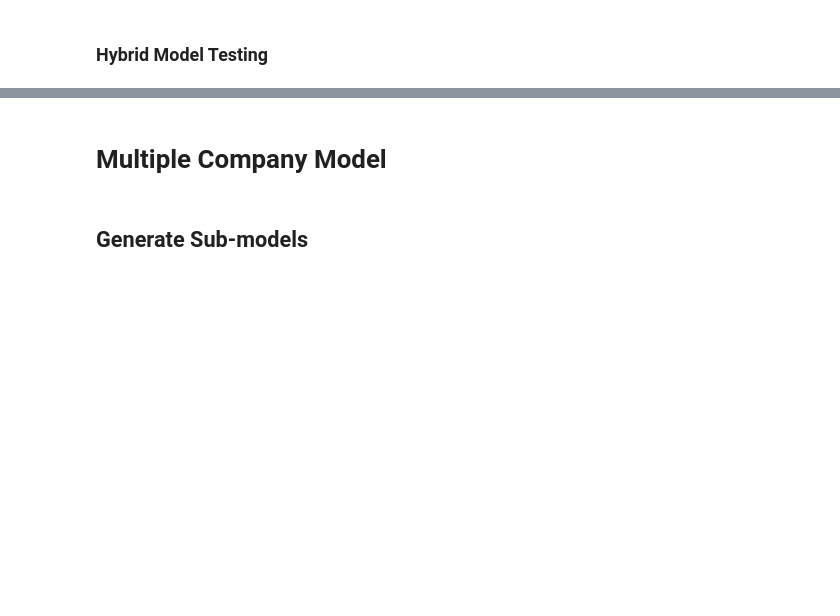
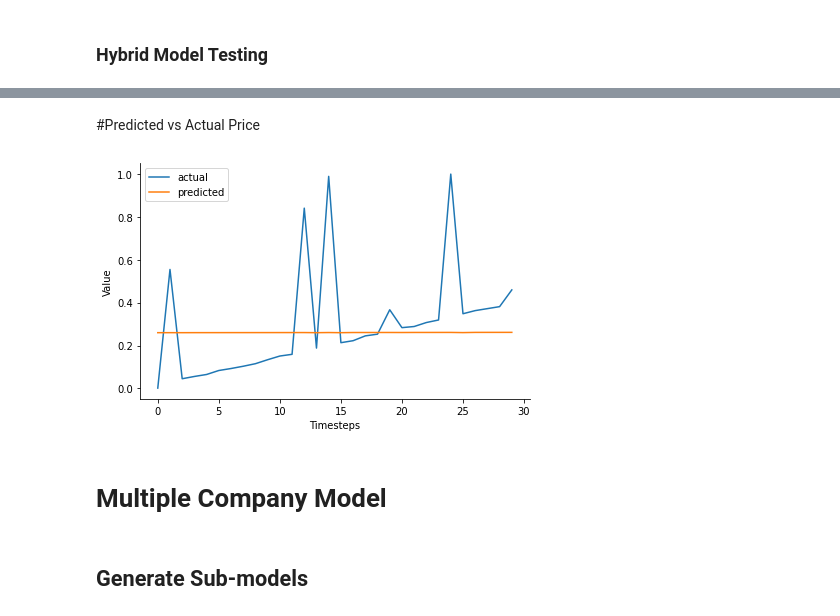
Before and after one commit to Chenzhang0329/StockPrice-Hybrid-Model-, a Jupyter notebook: Working Copy_of_Final_Assignment_Main.ipynb, the cells around one changed output, grey strips where cells are left out. Saved outputs shown, nothing was run; the diff lists cells and outputs as text; code cells hidden in the pictures; blank space fills up the shorter version.

```diff
--- a/Working Copy_of_Final_Assignment_Main.ipynb
+++ b/Working Copy_of_Final_Assignment_Main.ipynb
@@ -647,0 +676,32 @@ def confusion_matrix_plot(y_test,y_pred):
+# %%
+hybrid_test_data= merge_predictions(google_lstm,google_prophet)
+# %%
+from sklearn.preprocessing import MinMaxScaler
+google = frames[0]
+
+#features and target columns
+target_scaler = MinMaxScaler()
+target_transformed = target_scaler.fit_transform(google['target'])
+features = hybrid_test_data
+
+# Normalise the data
+for col in features.columns:
+    scaler = MinMaxScaler(feature_range=(0,1))
+    features[col] = scaler.fit_transform(features[[col]])
+
+X_ft = np.array(features)
+# Creating a data structure with 10 time-steps and 1 output
+
+# Split data into X_train and y_train data sets
+def lstm_split(data,target,steps):
+  X = []
+  y = []
+  # Creating a data structure with 10 time-steps and 1 output
+  for i in range(1, steps):
+      X.append(data[i-1:i])
+      y.append(target[i])
+  return np.array(X),np.array(y)
+
+X1,y1 = lstm_split(features,target_transformed,len(X_ft))
+# %%
+predictions = hybrid.predict(X1)
@@ -648,3 +724,18 @@ def confusion_matrix_plot(y_test,y_pred):
+# %% [markdown]
+#Predicted vs Actual Price
+# %%
+
+plt.plot(y1, label="actual")
+plt.plot(predictions, label="predicted")
+plt.xlabel("Timesteps")
+plt.ylabel("Value")
+plt.tight_layout()
+sns.despine(top=True)
+plt.subplots_adjust(left=0.07)
+plt.legend()
+plt.show()
+# %% [output]
+[figure, added]
 # %% [markdown]
 # Multiple Company Model
 # %% [markdown]
```
Also changed, not shown: parts of 12 cells of this notebook.
